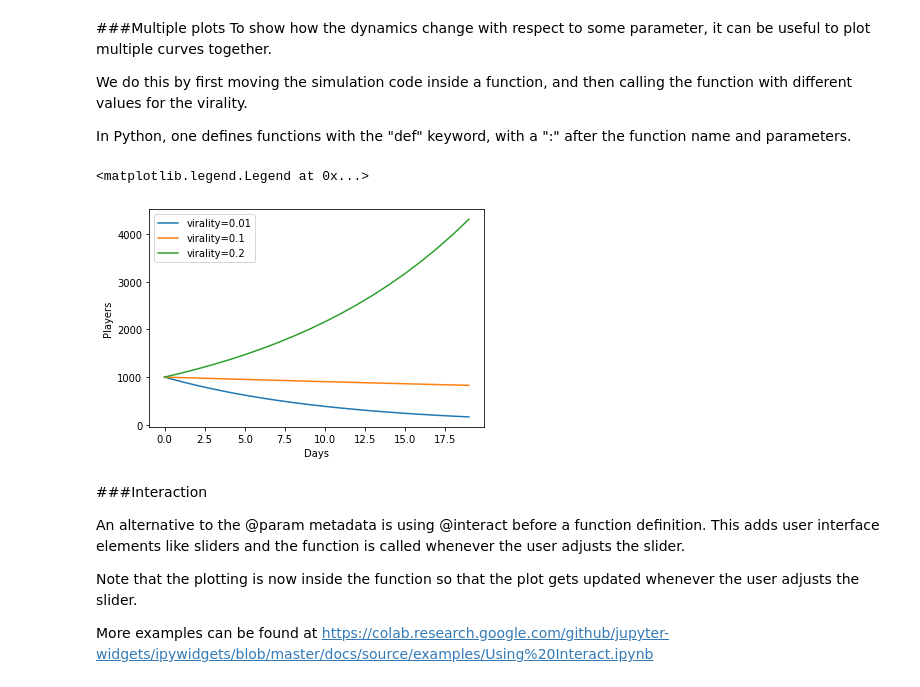
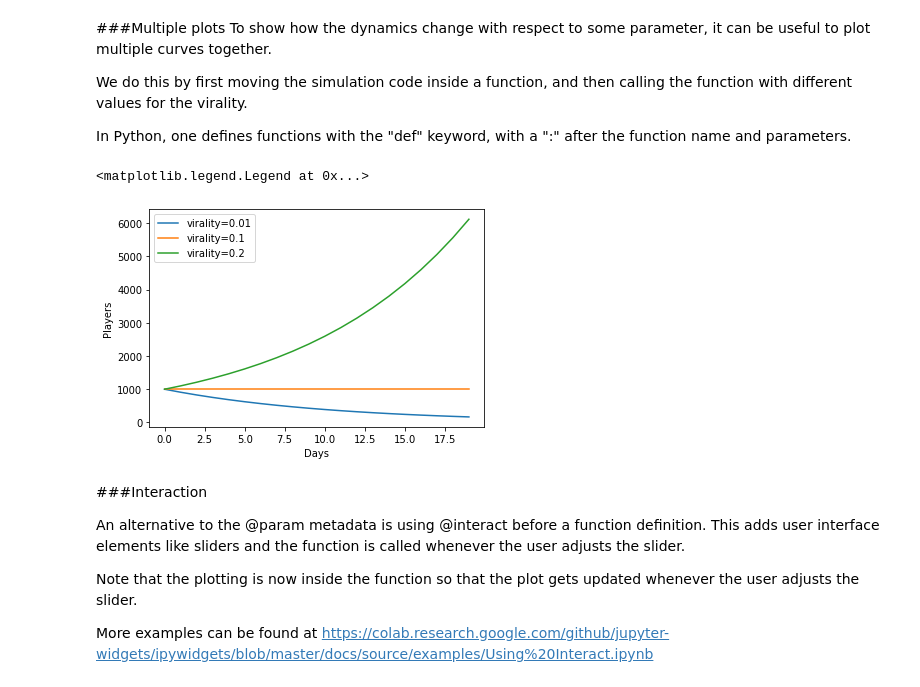
Before and after one commit to PerttuHamalainen/GameAnalysis, a Jupyter notebook: RetentionAndVirality.ipynb, the cells around one changed output. Cells and saved outputs as stored; diff of their text form; code cells hidden in the pictures.

```diff
--- a/RetentionAndVirality.ipynb
+++ b/RetentionAndVirality.ipynb
@@ -157,31 +158,30 @@ In Python, one defines functions with the "def" keyword, with a ":" after the fu
 # %%
 #The simulation function
 def simulate(viralityProbability):
     players=1000
     churnProbability=0.1
     data=[]
     for i in range(20):
         data.append(players)
-        players-=churnProbability*players
-        players+=viralityProbability*players
+        players=players + viralityProbability*players - churnProbability*players
     return data #we return the generated list of player counts
 
 #For loop that runs multiple simulations.
 #Instead of using the range() function, one can define
 #the values looped through using a list
 for viralityProbability in [0.01,0.1,0.2]:
     #Get the simulated player counts
     data=simulate(viralityProbability)
     #Plotted curves can have labels. We use .format() similar to the printouts above.
     plt.plot(data,label="virality={}".format(viralityProbability))
 
 #plot
 plt.xlabel("Days")
 plt.ylabel("Players")
 plt.legend() #this makes the labels visible
 # %% [output]
 <matplotlib.legend.Legend at 0x...>
-[figure, old version]
+[figure, new version]
 # %% [markdown]
 ###Interaction
 
```
Also changed, not shown: parts of 12 cells of this notebook, 1 other file.
